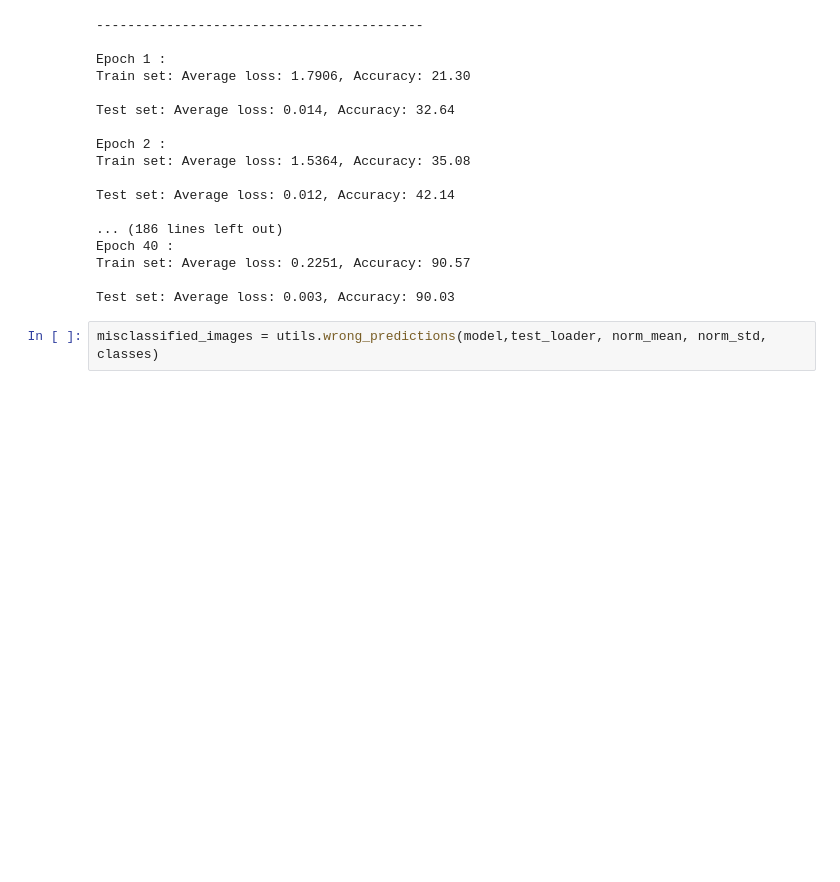
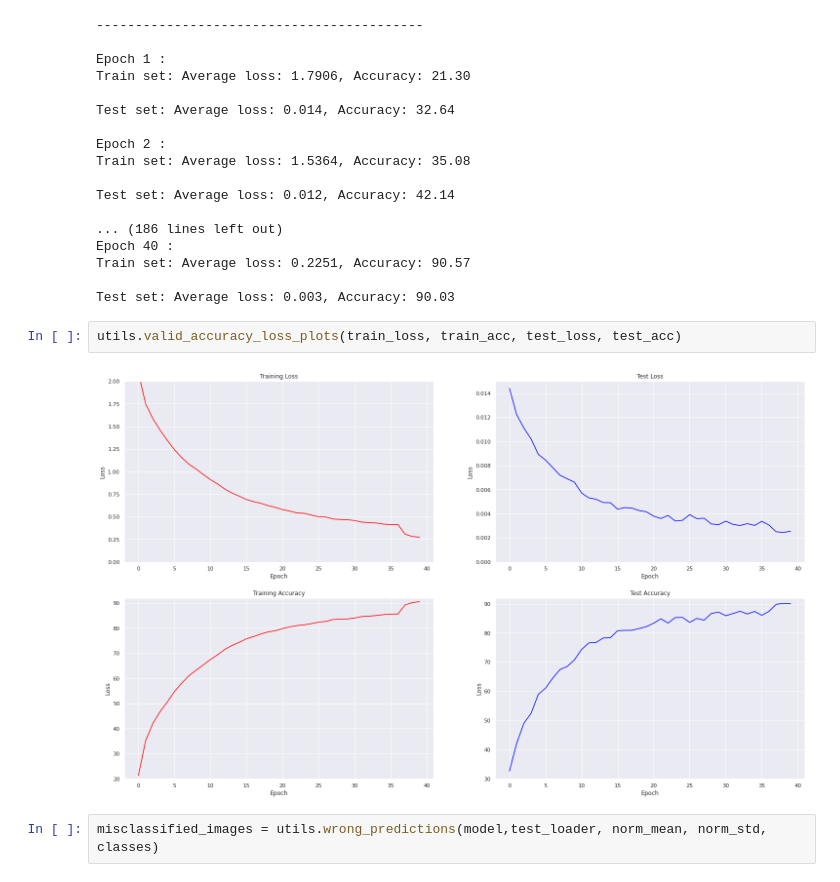
Before and after one commit to Arijit-datascience/pytorch_cifar10, a Jupyter notebook: pytorch_cifar10_resnet.ipynb, the cells around one changed output. Saved outputs shown, nothing was run; the diff lists cells and outputs as text; blank space fills up the shorter version.

```diff
--- a/pytorch_cifar10_resnet.ipynb
+++ b/pytorch_cifar10_resnet.ipynb
@@ -104,6 +104,10 @@ Epoch 40 :
 Train set: Average loss: 0.2251, Accuracy: 90.57
 
 Test set: Average loss: 0.003, Accuracy: 90.03
+# %%
+utils.valid_accuracy_loss_plots(train_loss, train_acc, test_loss, test_acc)
+# %% [output]
+[figure, added]
 # %%
 misclassified_images = utils.wrong_predictions(model,test_loader, norm_mean, norm_std, classes)
 # %% [output]
```
